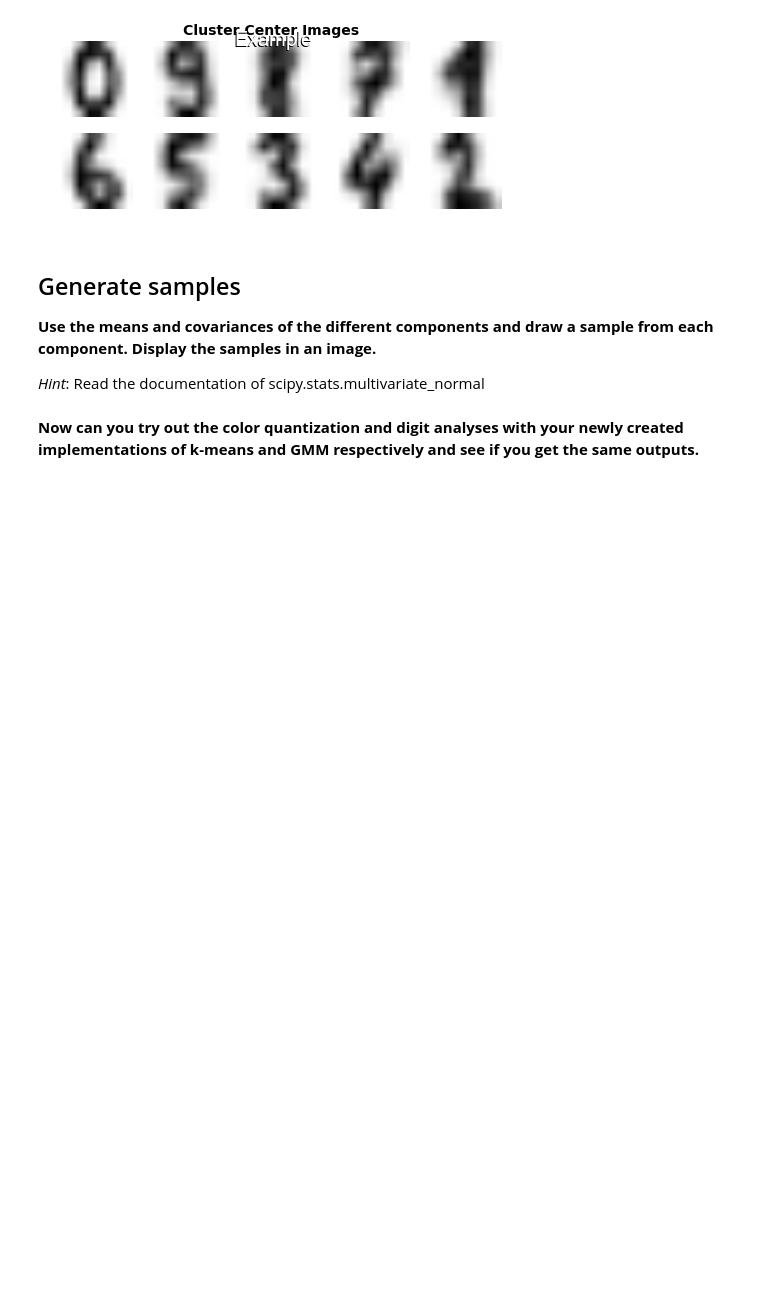
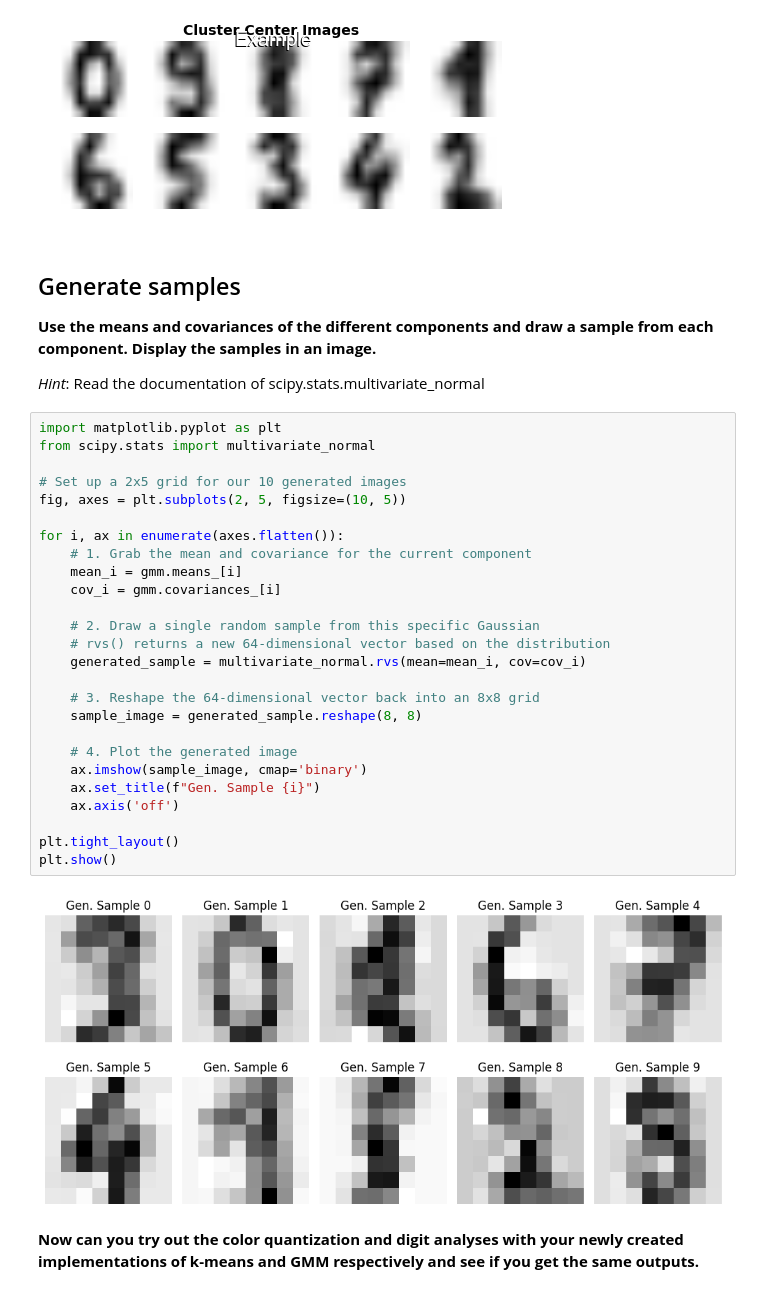
Before and after one commit to Obakeng-Mogale/cs315-assign-1, a Jupyter notebook: Assignment-3/Assignment-3/assign3.ipynb, the cells around one changed output. Cells and saved outputs as stored; diff of their text form; blank space fills up the shorter version.

```diff
--- a/Assignment-3/Assignment-3/assign3.ipynb
+++ b/Assignment-3/Assignment-3/assign3.ipynb
@@ -270,5 +324,33 @@ display(Image(filename='./wm_GMM.png'))
 **Use the means and covariances of the different components and draw a sample from each component. Display the samples in an image.**
 
 *Hint*: Read the documentation of scipy.stats.multivariate_normal
+# %%
+import matplotlib.pyplot as plt
+from scipy.stats import multivariate_normal
+
+# Set up a 2x5 grid for our 10 generated images
+fig, axes = plt.subplots(2, 5, figsize=(10, 5))
+
+for i, ax in enumerate(axes.flatten()):
+    # 1. Grab the mean and covariance for the current component
+    mean_i = gmm.means_[i]
+    cov_i = gmm.covariances_[i]
+
+    # 2. Draw a single random sample from this specific Gaussian
+    # rvs() returns a new 64-dimensional vector based on the distribution
+    generated_sample = multivariate_normal.rvs(mean=mean_i, cov=cov_i)
+
+    # 3. Reshape the 64-dimensional vector back into an 8x8 grid
+    sample_image = generated_sample.reshape(8, 8)
+
+    # 4. Plot the generated image
+    ax.imshow(sample_image, cmap='binary')
+    ax.set_title(f"Gen. Sample {i}")
+    ax.axis('off')
+
+plt.tight_layout()
+plt.show()
+# %% [output]
+[figure, added]
 # %% [markdown]
 **Now can you try out the color quantization and digit analyses with your newly created implementations of k-means and GMM respectively and see if you get the same outputs.**
```
Also changed, not shown: parts of 13 cells of this notebook, 1 other file.
